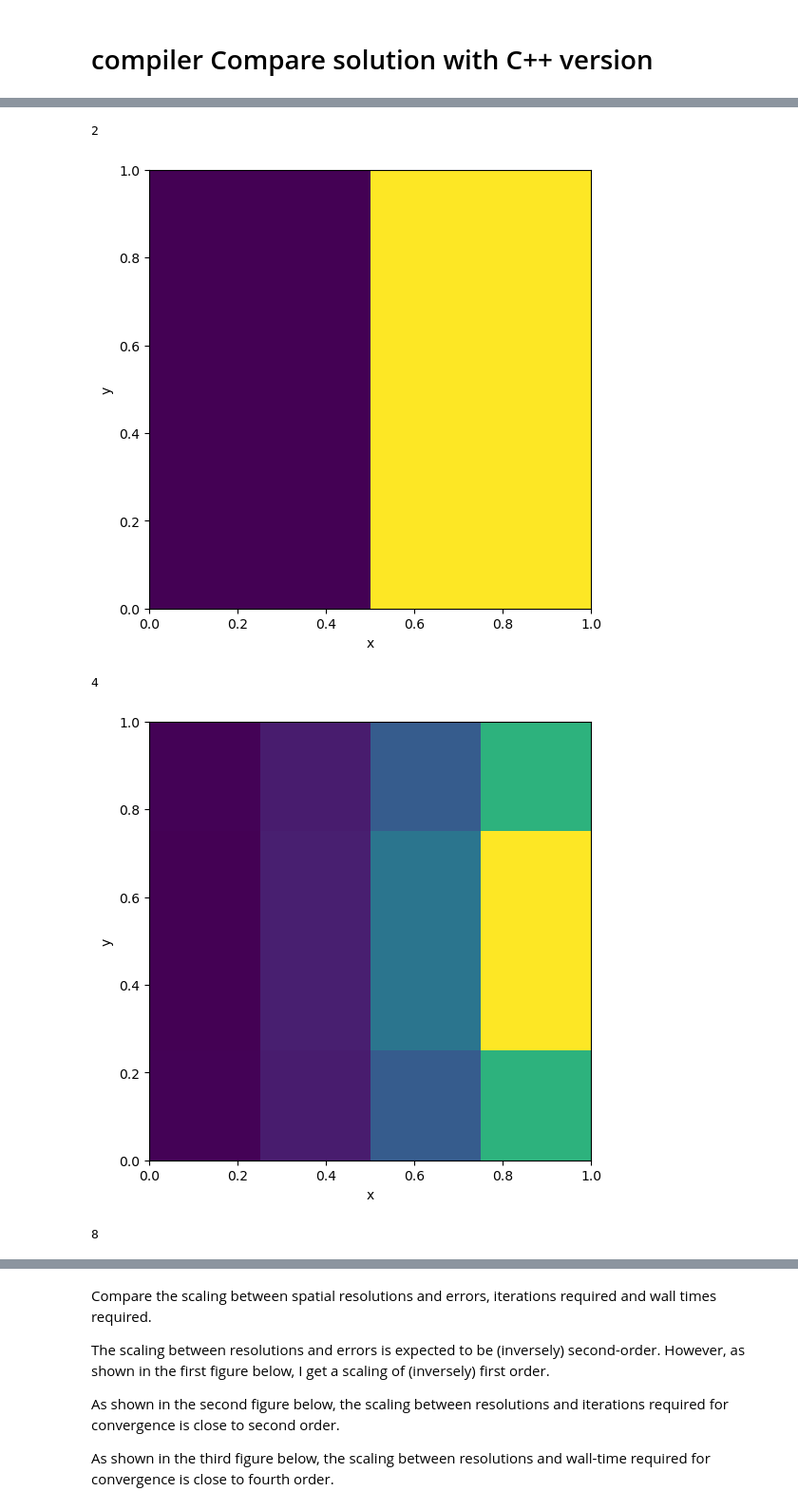
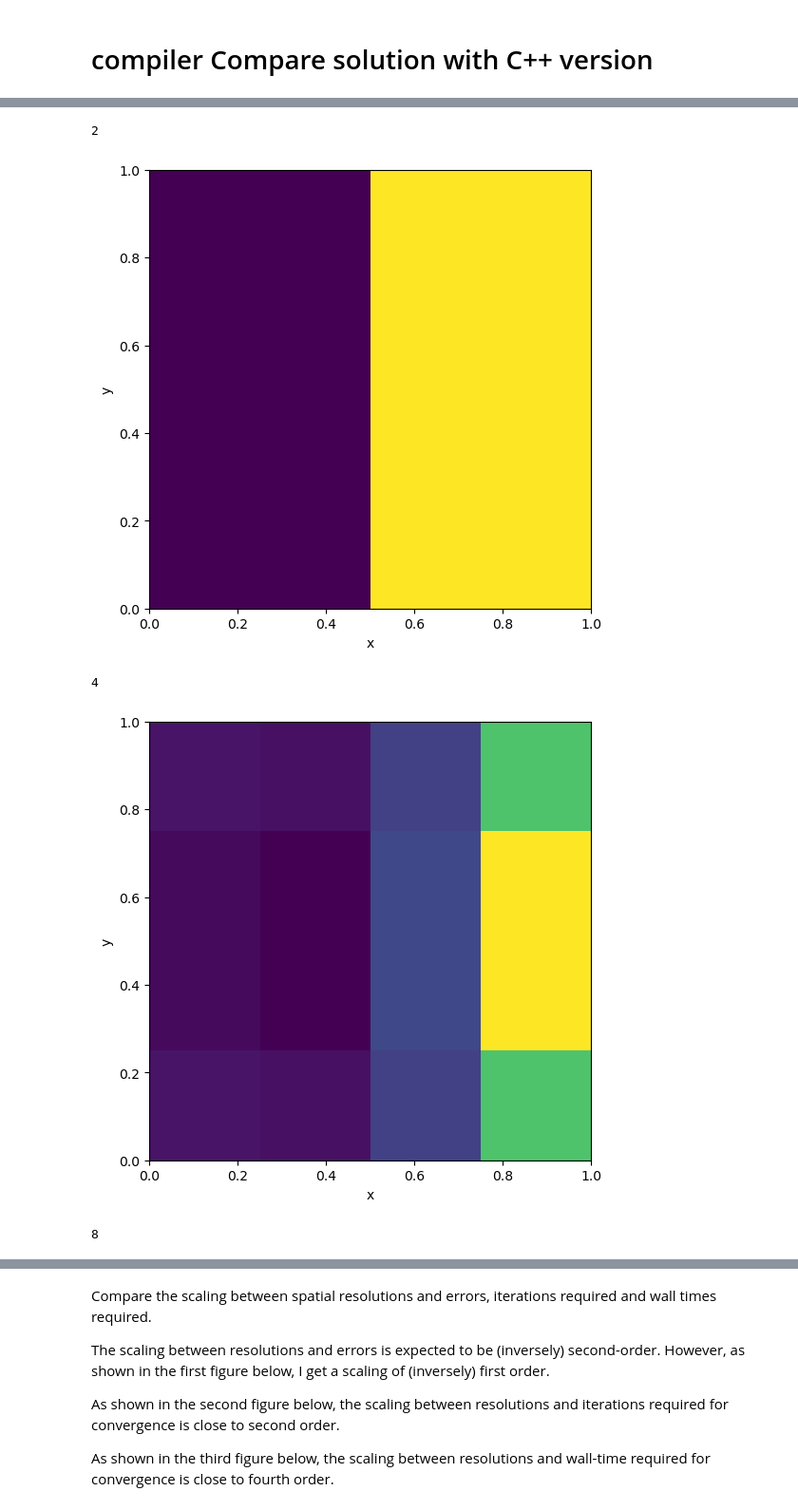
Before and after one commit to hsinfan1996/CGPoisson, a Jupyter notebook: demo_pytorch.ipynb, the cells around one changed output, grey strips where cells are left out. Shown at 95% size. Saved outputs shown, nothing was run; the diff lists cells and outputs as text; code cells hidden in the pictures.

```diff
--- a/demo_pytorch.ipynb
+++ b/demo_pytorch.ipynb
@@ -12,13 +12,10 @@ from scipy.optimize import curve_fit
 from poisson import Poisson2D
 # %%
 def ref_func(x, y):
-    return y*(1-y)*x**3
+    return y*(1-y)*x**4.0
 
 def source_term(x, y):
-    return 6*x*y*(1-y)-2*x**3
-
-def linear_model(x, a, b):
-    return a * x + b
+    return 12.0*x**2.0*(y*(1-y)) + (-2.0)*x**4.0
 # %% [markdown]
 The figure below is what analytical solution looks like under a 512-by-512 grid.
 # %%
@@ -27,9 +24,9 @@ poisson = Poisson2D(N=N)
 
 x = poisson.x
 
-ref = ref_func(x[:, None], x[None, :])
+ref = ref_func(x[None, :], x[:, None])
 fig = plt.figure(figsize=(6, 6))
-fig.gca().pcolormesh(np.linspace(0, 1, N+1), np.linspace(0, 1, N+1), ref.T)
+fig.gca().pcolormesh(np.linspace(0, 1, N+1), np.linspace(0, 1, N+1), ref)
 fig.gca().set_xlabel("x")
 fig.gca().set_ylabel("y")
 plt.show()
@@ -52,10 +49,10 @@ for scheme in schemes:
         poisson = Poisson2D(N=N)
 
         x = poisson.x
-        ref = ref_func(x[:, None], x[None, :])
+        ref = ref_func(x[None, :], x[:, None])
         BC = np.zeros((N+2, N+2))
-        BC[-1, 1:-1] = x * (1 - x)
-        source = source_term(x[:, None], x[None, :])
+        BC[1:-1, -1] = x * (1 - x)
+        source = source_term(x[None, :], x[:, None])
 
         if scheme == "SOR":
             t1 = time.time()
@@ -114,9 +112,9 @@ for N in resolution:
     x = poisson.x
     dx = poisson.dx
     BC = np.zeros((N+2, N+2))
-    BC[-1, 1:-1] = x * (1 - x)
+    BC[1:-1, -1] = x * (1 - x)
 
-    source = source_term(x[:, None], x[None, :])
+    source = source_term(x[None, :], x[:, None])
 
     init_cond = BC
     init_cond[1:-1, 1:-1] = source
@@ -136,20 +134,20 @@ for N in resolution:
 # %%
 for N in resolution:
     sol = np.loadtxt(f"output_{N}.txt")
     N_sol = int(np.sqrt(sol.shape)[0])
     sol_plot = sol.reshape(-1, N_sol, order='C')[1:-1, 1:-1]
     print(N_sol-2)
 
     fig = plt.figure(figsize=(6, 6))
-    fig.gca().pcolormesh(np.linspace(0, 1, N_sol-1), np.linspace(0, 1, N_sol-1), sol_plot.T)
+    fig.gca().pcolormesh(np.linspace(0, 1, N_sol-1), np.linspace(0, 1, N_sol-1), sol_plot)
     fig.gca().set_xlabel("x")
     fig.gca().set_ylabel("y")
     plt.show()
 # %% [output]
 2
 [figure]
 4
-[figure, old version]
+[figure, new version]
 8
 [figure]
 16
```
Also changed, not shown: parts of 12 cells of this notebook, 1 other file.
